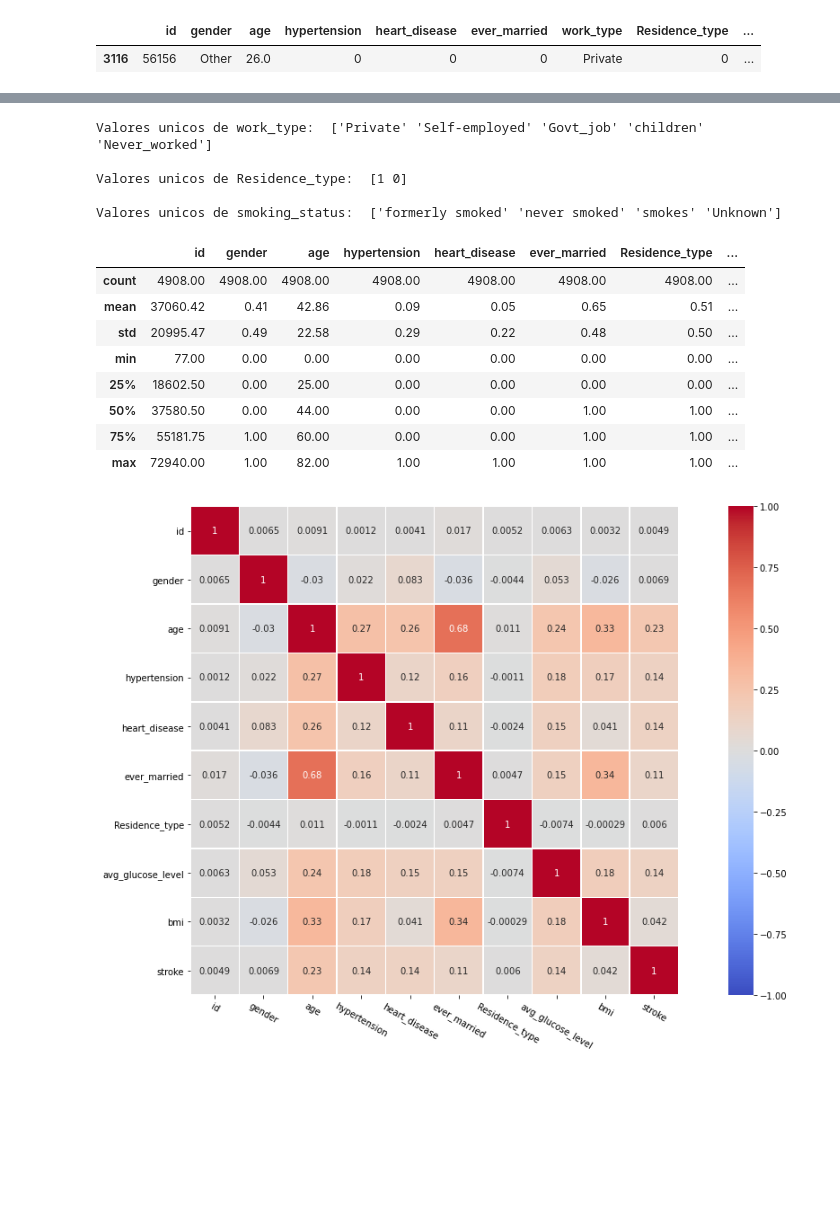
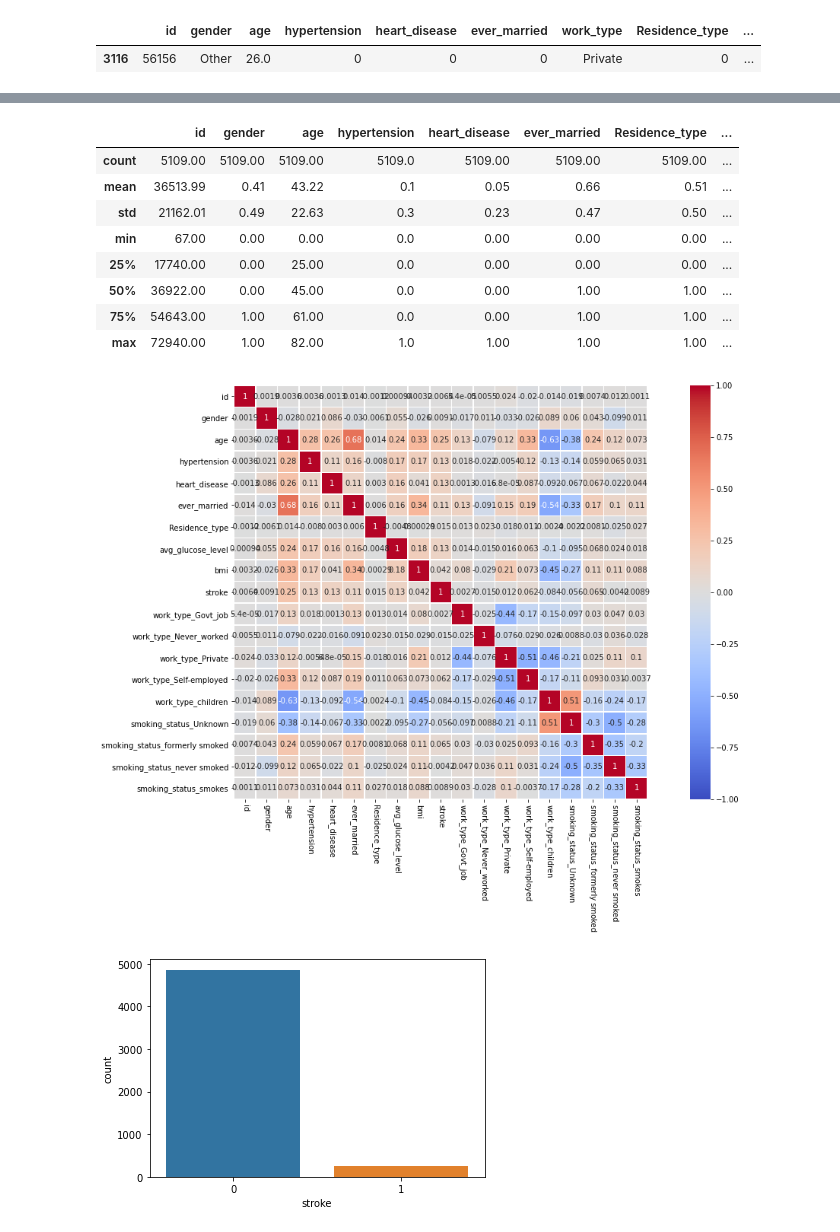
Before and after one commit to arturogzm93/ML-Stroke-Prediction, a Jupyter notebook: PRUEBAS Stroke Prediction.ipynb, the cells around one changed output, grey strips where cells are left out. Saved outputs shown, nothing was run; the diff lists cells and outputs as text; code cells hidden in the pictures; blank space fills up the shorter version.

```diff
--- a/PRUEBAS Stroke Prediction.ipynb
+++ b/PRUEBAS Stroke Prediction.ipynb
@@ -70,11 +71,6 @@ df.loc[df['gender'] == 'Male', 'gender'] = 1
 # SUSTITUIR EN COLUMNA 'RESIDENCE TYPE' RURAL POR 0 Y URBAN POR 1
 df.loc[df['Residence_type'] == 'Rural', 'Residence_type'] = 0
 df.loc[df['Residence_type'] == 'Urban', 'Residence_type'] = 1
-# %%
-# BORRAR NANS
-# HACER KNN IMPUTER EN BMI
-
-df.dropna(inplace=True)
 # %%
 # COMPROBAR CON UNA MASCARA SI HAY ALGUNA FILA CON GENDER = 'OTHER'
 
@@ -86,15 +82,6 @@ df[df['gender'] == 'Other']
 # BORRAR FILA CON GENDER == 'OTHER'
 
 df.drop(index= 3116, inplace=True)
-# %%
-# CAMBIAR TIPOS EN COLUMNAS
-
-df = df.astype({
-    'gender': 'int64',
-    'age': 'int64',
-    'ever_married': 'int64',
-    'Residence_type':'int64'
-})
 # %%
 # RESETEAR LOS VALORES DEL INDICE
 
@@ -101,0 +99,4 @@ df.reset_index(drop = True, inplace = True)
+# %%
+# DESGLOSAR EN DISTINTAS COLUMNAS 'WORK TYPE' Y 'SMOKING STATUS'
+
+df2 = pd.get_dummies(data=df, columns=['work_type', 'smoking_status'])
@@ -102 +112,10 @@ df.reset_index(drop = True, inplace = True)
+# %%
+# CAMBIAR TIPOS EN COLUMNAS
+
+df2 = df2.astype({
+    'gender': 'int64',
+    'age': 'int64',
+    'ever_married': 'int64',
+    'Residence_type':'int64'
+})
 # %%
@@ -124,15 +140,0 @@ memory usage: 460.2+ KB
-# %%
-# VALORES UNICOS DE ALGUNAS COLUMNAS
-# HACER  GET_DUMMIES DE PANDA O ONE HOT ENCODER
-
-print('Valores unicos de work_type: ', df['work_type'].unique())
-print(' ')
-print('Valores unicos de Residence_type: ', df['Residence_type'].unique())
-print(' ')
-print('Valores unicos de smoking_status: ', df['smoking_status'].unique())
-# %% [output]
-Valores unicos de work_type:  ['Private' 'Self-employed' 'Govt_job' 'children' 'Never_worked']
-
-Valores unicos de Residence_type:  [1 0]
-
-Valores unicos de smoking_status:  ['formerly smoked' 'never smoked' 'smokes' 'Unknown']
@@ -139,27 +146,31 @@ Valores unicos de smoking_status:  ['formerly smoked' 'never smoked' 'smokes' 'U
 # %%
 # ESTADISTICOS DEL DATAFRAME
 
-round(df.describe(), 2)
+round(df2.describe(), 2)
 # %% [output]
 |  | id | gender | age | hypertension | heart_disease | ever_married | Residence_type | ... |
-| count | 4908.00 | 4908.00 | 4908.00 | 4908.00 | 4908.00 | 4908.00 | 4908.00 | ... |
-| mean | 37060.42 | 0.41 | 42.86 | 0.09 | 0.05 | 0.65 | 0.51 | ... |
-| std | 20995.47 | 0.49 | 22.58 | 0.29 | 0.22 | 0.48 | 0.50 | ... |
-| min | 77.00 | 0.00 | 0.00 | 0.00 | 0.00 | 0.00 | 0.00 | ... |
-| 25% | 18602.50 | 0.00 | 25.00 | 0.00 | 0.00 | 0.00 | 0.00 | ... |
-| 50% | 37580.50 | 0.00 | 44.00 | 0.00 | 0.00 | 1.00 | 1.00 | ... |
-| 75% | 55181.75 | 1.00 | 60.00 | 0.00 | 0.00 | 1.00 | 1.00 | ... |
-| max | 72940.00 | 1.00 | 82.00 | 1.00 | 1.00 | 1.00 | 1.00 | ... |
+| count | 5109.00 | 5109.00 | 5109.00 | 5109.0 | 5109.00 | 5109.00 | 5109.00 | ... |
+| mean | 36513.99 | 0.41 | 43.22 | 0.1 | 0.05 | 0.66 | 0.51 | ... |
+| std | 21162.01 | 0.49 | 22.63 | 0.3 | 0.23 | 0.47 | 0.50 | ... |
+| min | 67.00 | 0.00 | 0.00 | 0.0 | 0.00 | 0.00 | 0.00 | ... |
+| 25% | 17740.00 | 0.00 | 25.00 | 0.0 | 0.00 | 0.00 | 0.00 | ... |
+| 50% | 36922.00 | 0.00 | 45.00 | 0.0 | 0.00 | 1.00 | 1.00 | ... |
+| 75% | 54643.00 | 1.00 | 61.00 | 0.0 | 0.00 | 1.00 | 1.00 | ... |
+| max | 72940.00 | 1.00 | 82.00 | 1.0 | 1.00 | 1.00 | 1.00 | ... |
 # %%
 plt.figure(figsize=(20,10))
-sns.heatmap(df.corr(),
+sns.heatmap(df2.corr(),
            vmin = -1,
            vmax = 1,
            cmap=sns.color_palette("coolwarm", as_cmap=True),
            square = True,
            linewidths = 0.5,
            annot=True)
 
-plt.xticks(rotation=-30);
+plt.xticks(rotation=-90);
 # %% [output]
-[figure, old version]
+[figure, new version]
+# %%
+sns.countplot(df2.stroke);
+# %% [output]
+[figure, added]
```
Also changed, not shown: parts of 9 cells of this notebook.
